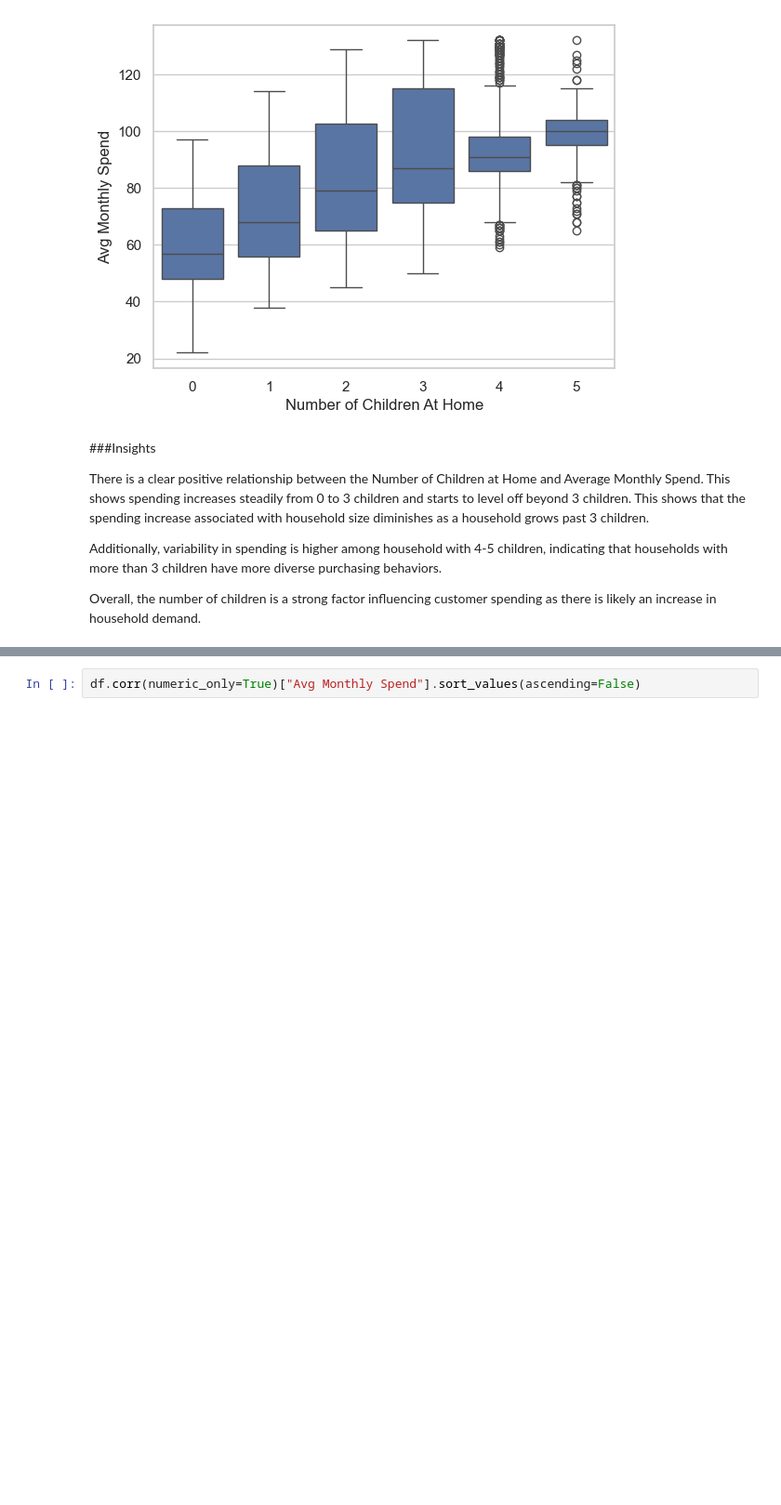
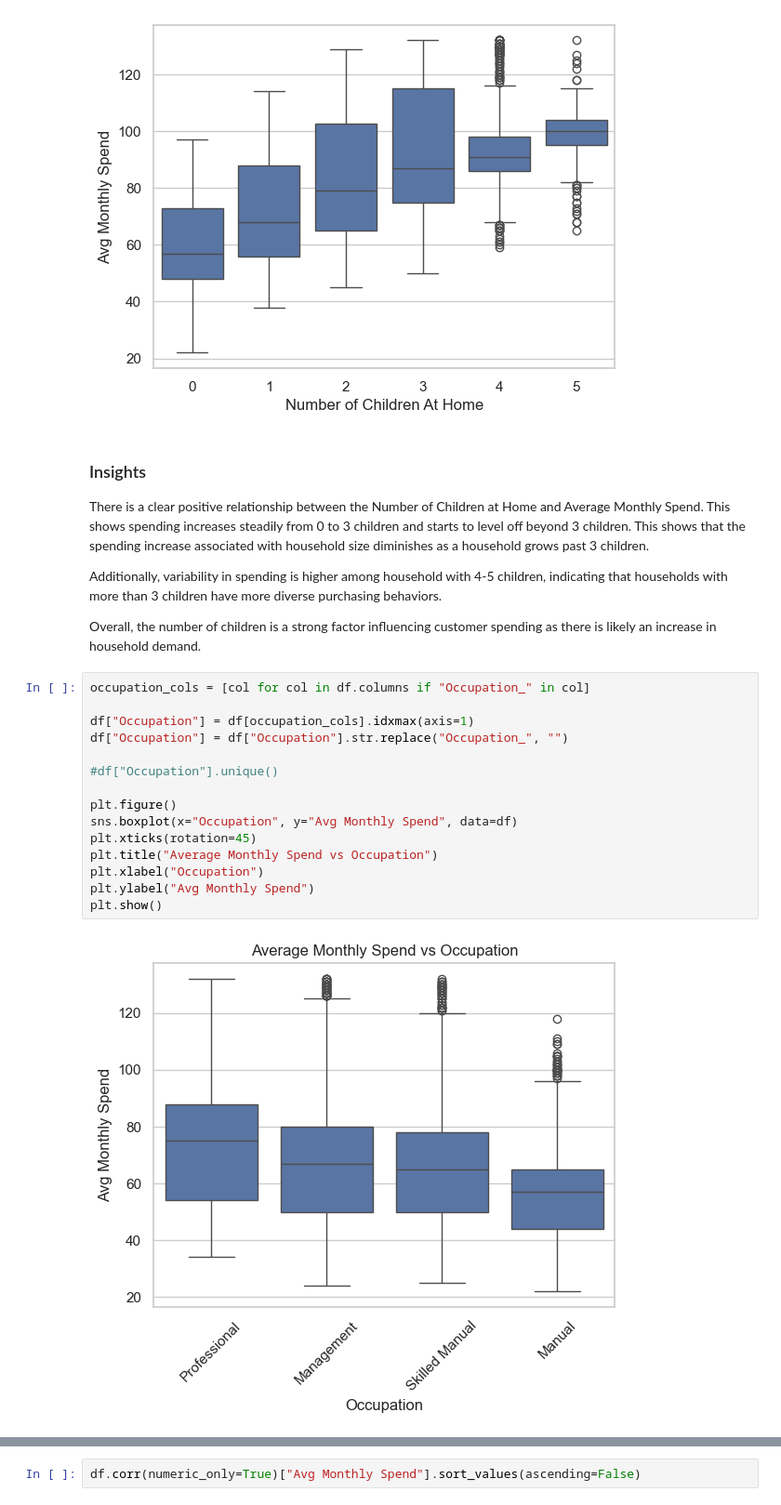
Before and after one commit to MDarkHead/eBook-customer-analytics, a Jupyter notebook: notebooks/02_eda.ipynb, the cells around one changed output, grey strips where cells are left out. Shown at 93% size. Saved outputs shown, nothing was run; the diff lists cells and outputs as text; blank space fills up the shorter version.

```diff
--- a/notebooks/02_eda.ipynb
+++ b/notebooks/02_eda.ipynb
@@ -107,10 +107,27 @@ plt.show()
 # %% [output]
 [figure]
 # %% [markdown]
-###Insights
+### Insights
 
 There is a clear positive relationship between the Number of Children at Home and Average Monthly Spend. This shows spending increases steadily from 0 to 3 children and starts to level off beyond 3 children. This shows that the spending increase associated with household size diminishes as a household grows past 3 children.
 
 Additionally, variability in spending is higher among household with 4-5 children, indicating that households with more than 3 children have more diverse purchasing behaviors.
 
 Overall, the number of children is a strong factor influencing customer spending as there is likely an increase in household demand.
+# %%
+occupation_cols = [col for col in df.columns if "Occupation_" in col]
+
+df["Occupation"] = df[occupation_cols].idxmax(axis=1)
+df["Occupation"] = df["Occupation"].str.replace("Occupation_", "")
+
+#df["Occupation"].unique()
+
+plt.figure()
+sns.boxplot(x="Occupation", y="Avg Monthly Spend", data=df)
+plt.xticks(rotation=45)
+plt.title("Average Monthly Spend vs Occupation")
+plt.xlabel("Occupation")
+plt.ylabel("Avg Monthly Spend")
+plt.show()
+# %% [output]
+[figure, added]
```
Also changed, not shown: parts of 5 cells of this notebook.
